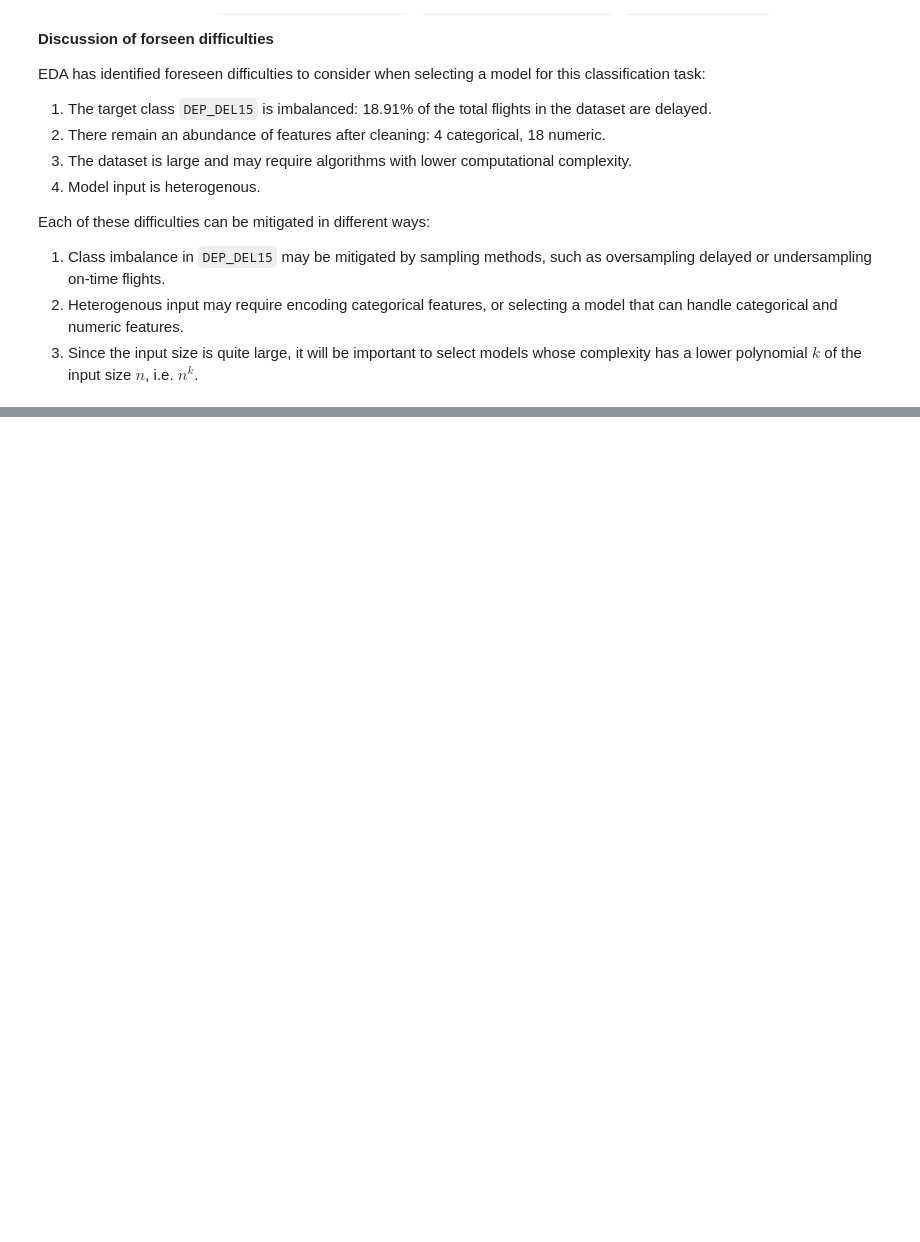
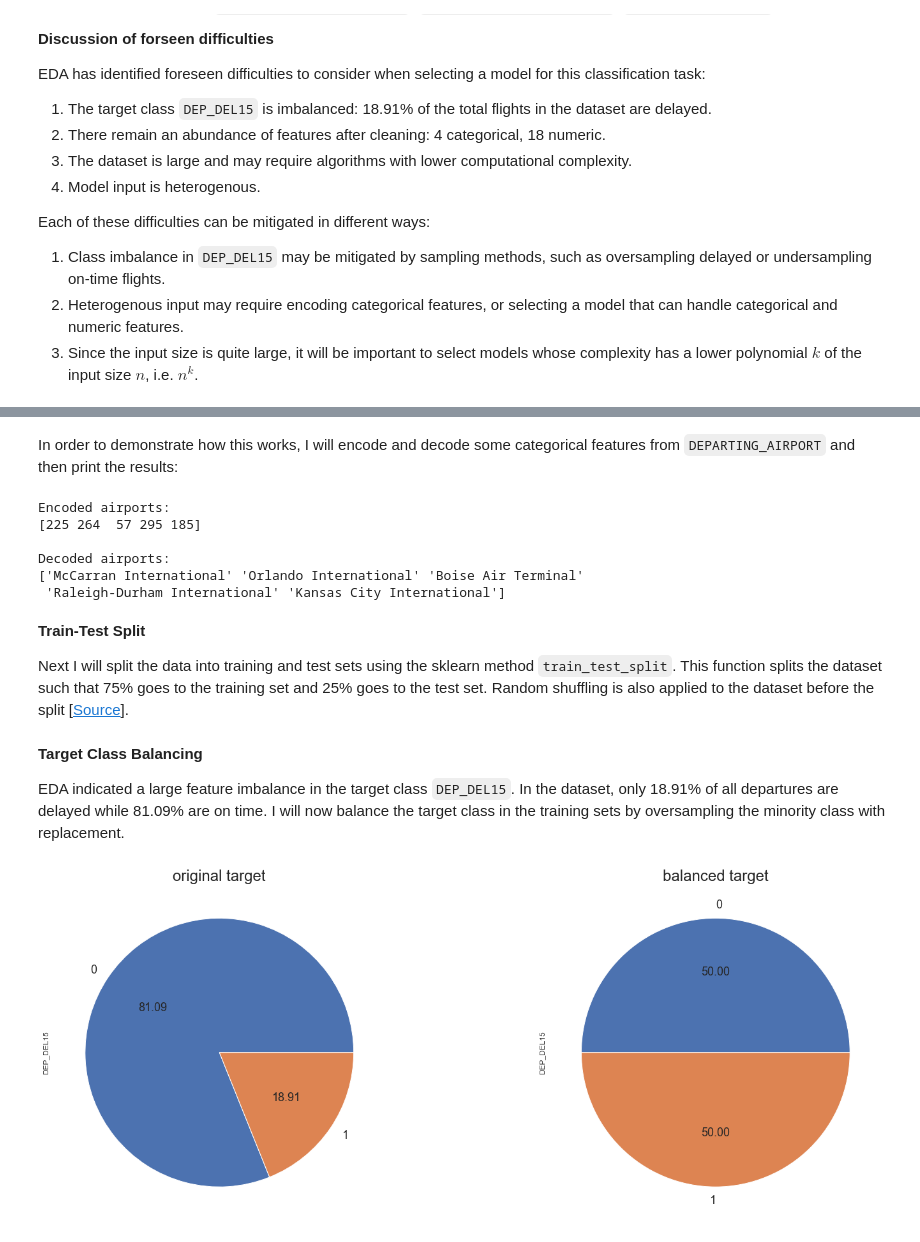
Before and after one commit to t-cochran/CSPB-3022-Data-Science-Project, a Jupyter notebook: project notebook/3022_classification_notebook.ipynb, the cells around one changed output, grey strips where cells are left out. Cells and saved outputs as stored; diff of their text form; code cells hidden in the pictures; blank space fills up the shorter version.

```diff
--- a/project notebook/3022_classification_notebook.ipynb
+++ b/project notebook/3022_classification_notebook.ipynb
@@ -466,0 +515,49 @@ In the case of the logistic model, I will attempt to balance `DEP_DEL15` by usin
+# %% [markdown]
+In order to demonstrate how this works, I will encode and decode some categorical features from `DEPARTING_AIRPORT` and then print the results:
+# %%
+# Encode categorical features and then print the first 5 unique encoded airports
+encoded_df = feature_encode(encoder=le, df=df, targets=CATEGORICAL, encode=True)
+print(f"\nEncoded airports:\n{encoded_df['DEPARTING_AIRPORT'].unique()[0:5]}")
+
+# Decode categorical features and then print the first 5 unique decoded airports
+decoded_df = feature_encode(encoder=le, df=encoded_df, targets=CATEGORICAL, decode=True)
+print(f"\nDecoded airports:\n{decoded_df['DEPARTING_AIRPORT'].unique()[0:5]}")
+# %% [output]
+Encoded airports:
+[225 264  57 295 185]
+
+Decoded airports:
+['McCarran International' 'Orlando International' 'Boise Air Terminal'
+ 'Raleigh-Durham International' 'Kansas City International']
+# %% [markdown]
+__Train-Test Split__
+
+Next I will split the data into training and test sets using the sklearn method `train_test_split`. This function splits the dataset such that 75% goes to the training set and 25% goes to the test set. Random shuffling is also applied to the dataset before the split [[Source](https://scikit-learn.org/stable/modules/generated/sklearn.model_selection.train_test_split.html)].
+# %%
+# Select our dependent and independent variables
+Y = encoded_df['DEP_DEL15']
+X = encoded_df.loc[:, encoded_df.columns != 'DEP_DEL15']
+
+# Split the dataset into training and test sets
+logreg_X_train, logreg_X_test, logreg_Y_train, logreg_Y_test = train_test_split(X, Y, train_size=0.75, random_state=42)
+# %% [markdown]
+__Target Class Balancing__
+
+EDA indicated a large feature imbalance in the target class `DEP_DEL15`. In the dataset, only 18.91% of all departures are delayed while 81.09% are on time. I will now balance the target class in the training sets by oversampling the minority class with replacement.
+# %%
+# Initialize random over sampler from the imbalanced-learn library
+ros = RandomOverSampler(sampling_strategy='minority')
+
+# Balance by oversampling the minority class in the training sets
+ros_X_train, ros_Y_train = ros.fit_resample(logreg_X_train, logreg_Y_train)
+
+# Plot the results
+fig, ax = plt.subplots(ncols=2)
+fig.patch.set_facecolor('white')
+Y.value_counts().plot.pie(autopct="%.2f", ax=ax[0], textprops={'fontsize': 18})
+ax[0].set_title("original target", fontdict={'fontsize':24})
+ros_Y_train.value_counts().plot.pie(autopct="%.2f", ax=ax[1], textprops={'fontsize': 18})
+ax[1].set_title("balanced target", fontdict={'fontsize':24})
+plt.tight_layout();
+# %% [output]
+[figure, added]
```
Also changed, not shown: parts of 34 cells of this notebook.
